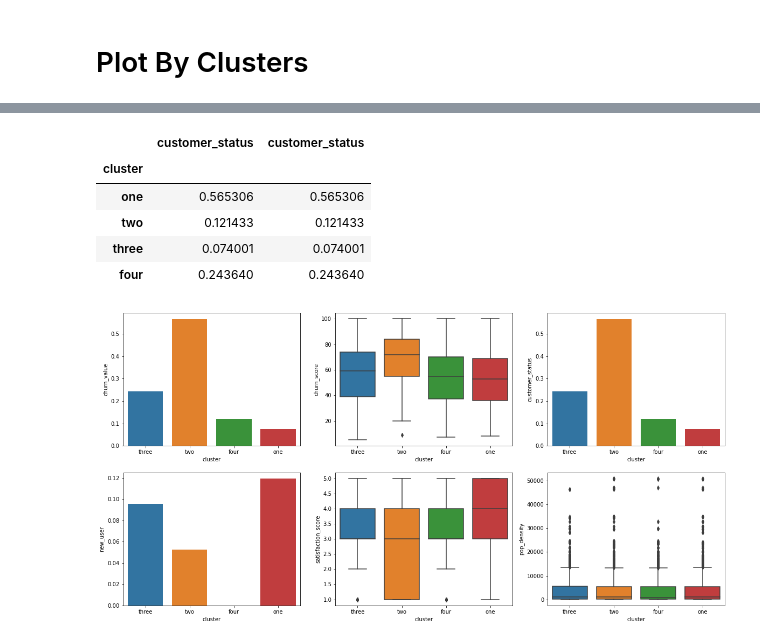
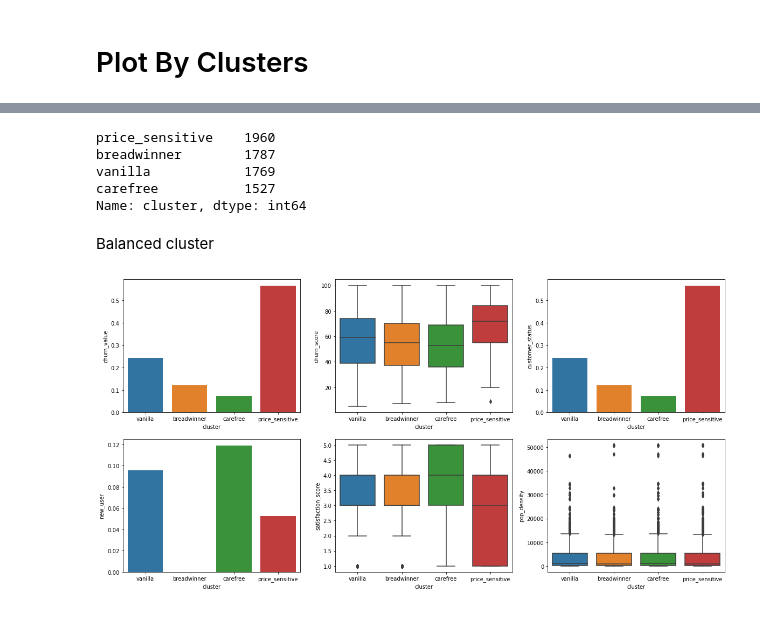
Before and after one commit to JeanLiew/Customer_Attrition_Model, a Jupyter notebook: code/03_Customer_Segmentation.ipynb, the cells around one changed output, grey strips where cells are left out. Cells and saved outputs as stored; diff of their text form; code cells hidden in the pictures.

```diff
--- a/code/03_Customer_Segmentation.ipynb
+++ b/code/03_Customer_Segmentation.ipynb
@@ -145,6 +129,6 @@ summary
 # %%
 summary_clus = telco_final.groupby('cluster')[clus_col].mean()
-summary_clus = summary_clus.rename(index={0:'one',1:'two',2:'three',3:'four'})
+summary_clus = summary_clus.rename(index={0:'vanilla',1:'breadwinner',2:'carefree',3:'price_sensitive'})
 
 plt.figure(figsize=(30, 15))
 cmap = sns.diverging_palette(220, 10, as_cmap=True)
@@ -154,7 +138,6 @@ for_heatmap = pd.DataFrame(temp_ss.fit_transform(summary_clus), index=summary_cl
                            columns=summary_clus.columns)
 sns.heatmap(for_heatmap, square=True, cmap=cmap, linewidths=.5, cbar=False, robust=True,
             annot=round(summary_clus, 2), annot_kws={"fontsize":12})
-
 plt.xticks(rotation=45, horizontalalignment='right', fontsize=12)
 plt.yticks(rotation=0, fontsize=12)
 plt.ylabel('')
@@ -189,6 +169,6 @@ Name: cluster, dtype: int64
 # %%
 summary = telco_final.groupby('cluster').mean()[ver_col]
-summary = summary.rename(index={0:'one',1:'two',2:'three',3:'four'})
+summary = summary.rename(index={0:'vanilla',1:'breadwinner',2:'carefree',3:'price_sensitive'})
 
 plt.figure(figsize=(6, 6))
 cmap = sns.diverging_palette(220, 10, as_cmap=True)
@@ -227,13 +192,13 @@ Name: cluster, Length: 7043, dtype: object
 # %%
 fig, ax = plt.subplots(nrows=9, ncols=3, figsize=(20,40))
 ax = ax.flatten()
-telco_final.cluster = telco_final.cluster.replace({0:'one',1:'two',2:'three',3:'four'})
+telco_final.cluster = telco_final.cluster.replace({0:'vanilla',1:'breadwinner',2:'carefree',3:'price_sensitive'})
 
 for idx, col in enumerate(sum_clus_num):
     if telco_final[col].nunique() <= 4:
-        sns.barplot(data=telco_final, y=col, x=telco_final.cluster, ax=ax[idx], ci=None)
+        sns.barplot(data=telco_final, y=col, x=telco_final.cluster, ax=ax[idx], ci=None, order=['vanilla','breadwinner','carefree','price_sensitive'])
     else:
-        sns.boxplot(data=telco_final, y=col, x=telco_final.cluster, ax=ax[idx])
+        sns.boxplot(data=telco_final, y=col, x=telco_final.cluster, ax=ax[idx], order=['vanilla','breadwinner','carefree','price_sensitive'])
 
 
 
@@ -245,27 +210,26 @@ plt.show()
-# %%
-summary.customer_status
-# %% [output]
-|  | customer_status | customer_status |
-| cluster |  |  |
-| one | 0.565306 | 0.565306 |
-| two | 0.121433 | 0.121433 |
-| three | 0.074001 | 0.074001 |
-| four | 0.243640 | 0.243640 |
+# %%
+telco_final.cluster.value_counts()
+# %% [output]
+price_sensitive    1960
+breadwinner        1787
+vanilla            1769
+carefree           1527
+Name: cluster, dtype: int64
+# %% [markdown]
+Balanced cluster
 # %%
 fig, ax = plt.subplots(nrows=2, ncols=3, figsize=(20,10))
 ax = ax.flatten()
-# telco_final.cluster = telco_final.cluster.replace({0:'one',1:'two',2:'three',3:'four'})
 
 for idx, col in enumerate(summary.columns):
     if telco_final[col].nunique() <= 4:
-        sns.barplot(data=telco_final, y=col, x=telco_final.cluster, ax=ax[idx], ci=None)
+        sns.barplot(data=telco_final, y=col, x=telco_final.cluster, ax=ax[idx], ci=None,order=['vanilla','breadwinner','carefree','price_sensitive'])
     else:
-        sns.boxplot(data=telco_final, y=col, x=telco_final.cluster, ax=ax[idx])
-
+        sns.boxplot(data=telco_final, y=col, x=telco_final.cluster, ax=ax[idx], order=['vanilla','breadwinner','carefree','price_sensitive'])
 
 
 # plt.suptitle(t='Boxplot Selected Numerical Data',x=0.5, y = .9, fontsize=16);
 # plt.savefig('../images/boxplot_numerical')
 plt.show()
 # %% [output]
-[figure, old version]
+[figure, new version]
```
Also changed, not shown: parts of 15 cells of this notebook, 12 other files.
